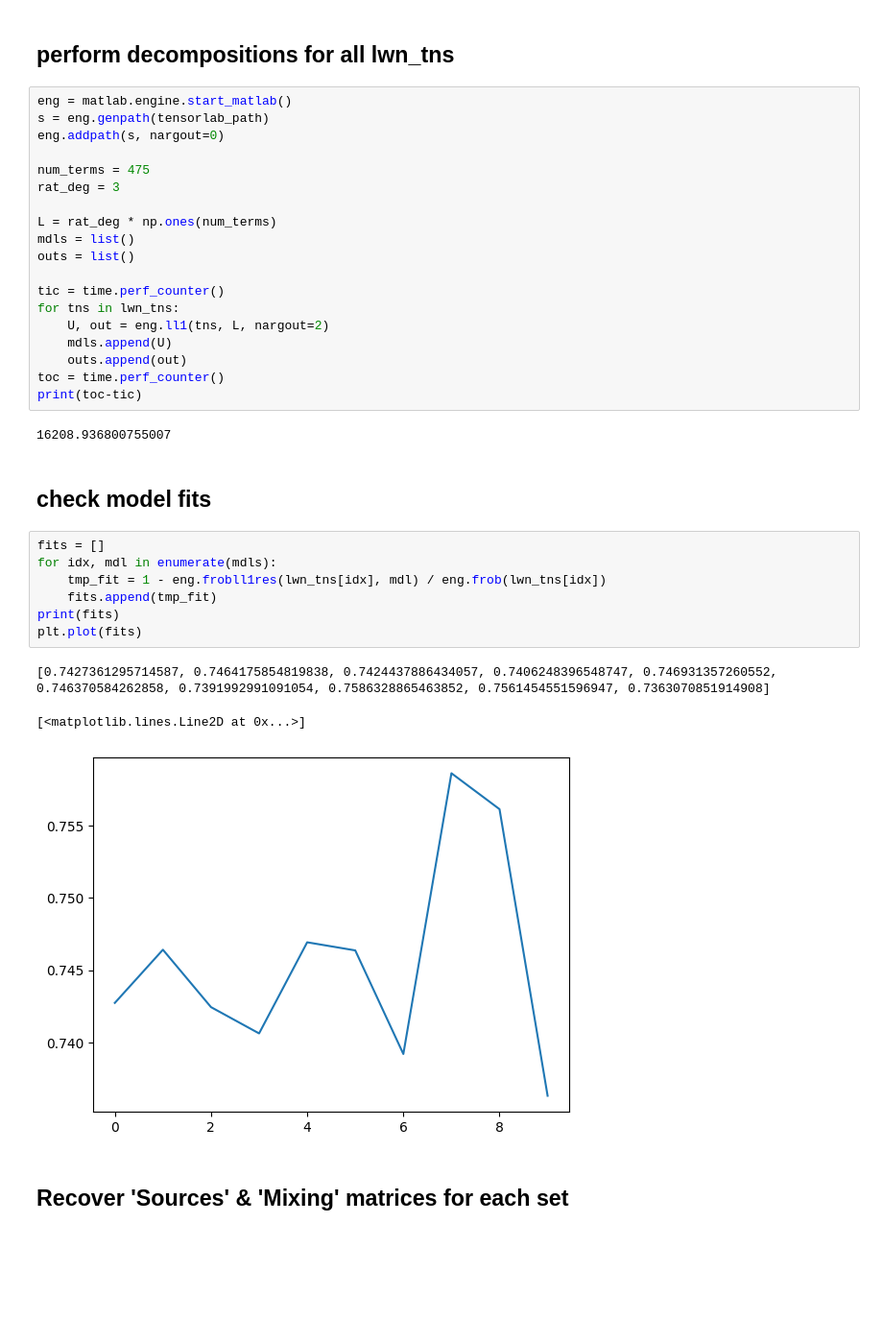
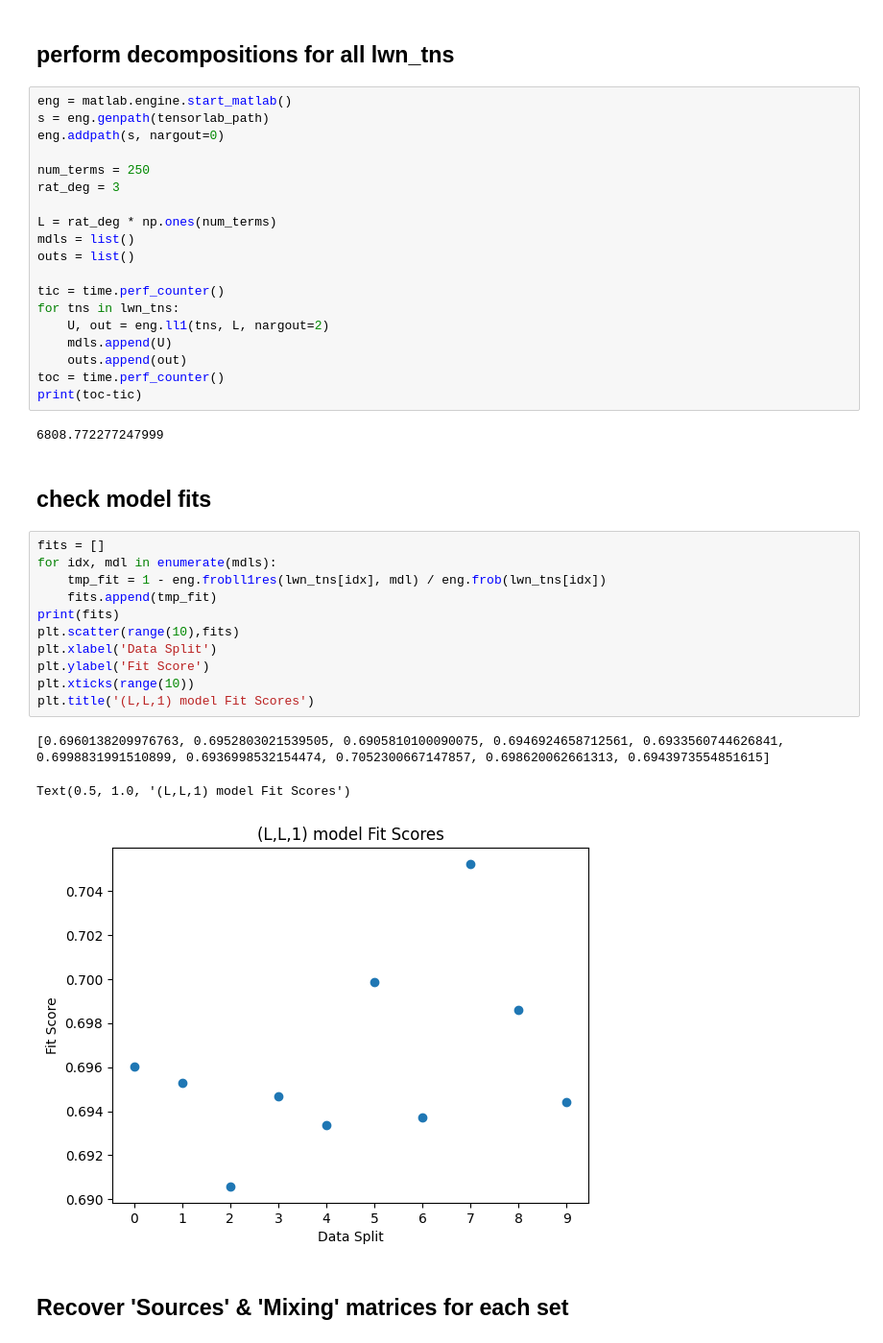
Before and after one commit to matthewmerris/TensorizedRatNets, a Jupyter notebook: notebooks/L300_baseline.ipynb, the cells around one changed output. Shown: that part at 96% size. Cells and saved outputs as stored; diff of their text form; blank space fills up the shorter version.

```diff
--- a/notebooks/L300_baseline.ipynb
+++ b/notebooks/L300_baseline.ipynb
@@ -57,7 +57,7 @@ eng = matlab.engine.start_matlab()
 s = eng.genpath(tensorlab_path)
 eng.addpath(s, nargout=0)
 
-num_terms = 475
+num_terms = 250
 rat_deg = 3
 
 L = rat_deg * np.ones(num_terms)
@@ -72,20 +72,24 @@ for tns in lwn_tns:
 toc = time.perf_counter()
 print(toc-tic)
 # %% [output]
-16208.936800755007
+6808.772277247999
 # %% [markdown]
 ## check model fits
 # %%
 fits = []
 for idx, mdl in enumerate(mdls):
     tmp_fit = 1 - eng.frobll1res(lwn_tns[idx], mdl) / eng.frob(lwn_tns[idx])
     fits.append(tmp_fit)
 print(fits)
-plt.plot(fits)
+plt.scatter(range(10),fits)
+plt.xlabel('Data Split')
+plt.ylabel('Fit Score')
+plt.xticks(range(10))
+plt.title('(L,L,1) model Fit Scores')
 # %% [output]
-[0.7427361295714587, 0.7464175854819838, 0.7424437886434057, 0.7406248396548747, 0.746931357260552, 0.746370584262858, 0.7391992991091054, 0.7586328865463852, 0.7561454551596947, 0.7363070851914908]
+[0.6960138209976763, 0.6952803021539505, 0.6905810100090075, 0.6946924658712561, 0.6933560744626841, 0.6998831991510899, 0.6936998532154474, 0.7052300667147857, 0.698620062661313, 0.6943973554851615]
-[<matplotlib.lines.Line2D at 0x...>]
+Text(0.5, 1.0, '(L,L,1) model Fit Scores')
-[figure, old version]
+[figure, new version]
 # %% [markdown]
 ## Recover 'Sources' & 'Mixing' matrices for each set
 # %%
```
Also changed, not shown: parts of 4 cells of this notebook, 2 other files.
